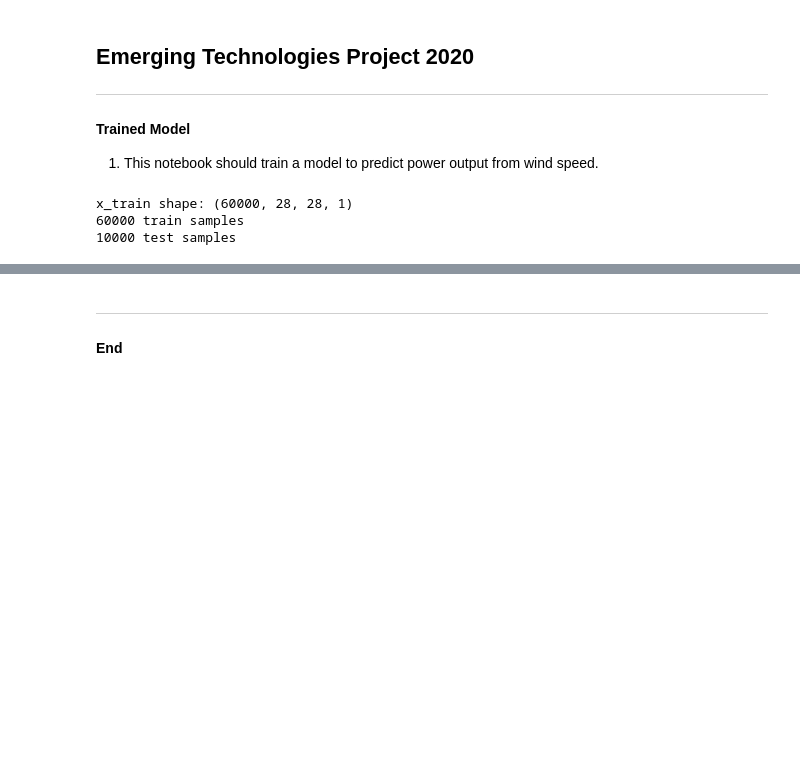
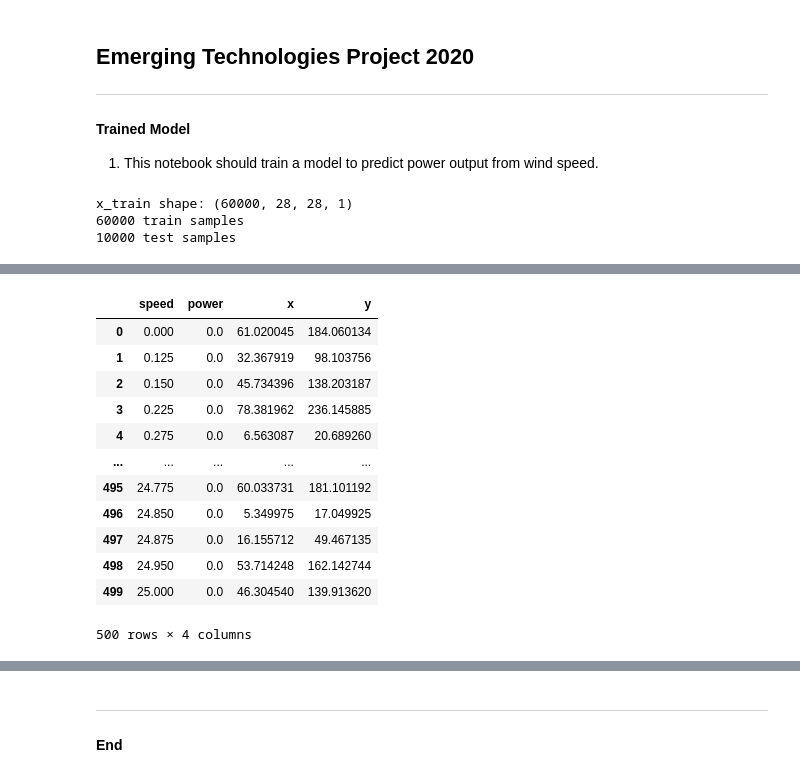
Before and after one commit to DarraghLally/Emerging_Technologies_Project, a Jupyter notebook: Emerging_Technology_Project.ipynb, the cells around one changed output, grey strips where cells are left out. Cells and saved outputs as stored; diff of their text form; code cells hidden in the pictures; blank space fills up the shorter version.

```diff
--- a/Emerging_Technology_Project.ipynb
+++ b/Emerging_Technology_Project.ipynb
@@ -46,0 +154,25 @@ x_train shape: (60000, 28, 28, 1)
+# %%
+# Simple linear equation.
+f = lambda x: 3.0 * x + 1.0
+# %%
+# Create a training data frame with x and y values.
+# The x values are randomly selected between 0 and 100.
+# y_i is f(x_i)
+train = pd.read_csv("./misc/powerproduction.csv")
+train['x'] = np.random.uniform(0.0, 100.0, 500)
+train['y'] = f(train['x'])
+train
+# %% [output]
+|  | speed | power | x | y |
+| 0 | 0.000 | 0.0 | 61.020045 | 184.060134 |
+| 1 | 0.125 | 0.0 | 32.367919 | 98.103756 |
+| 2 | 0.150 | 0.0 | 45.734396 | 138.203187 |
+| 3 | 0.225 | 0.0 | 78.381962 | 236.145885 |
+| 4 | 0.275 | 0.0 | 6.563087 | 20.689260 |
+| ... | ... | ... | ... | ... |
+| 495 | 24.775 | 0.0 | 60.033731 | 181.101192 |
+| 496 | 24.850 | 0.0 | 5.349975 | 17.049925 |
+| 497 | 24.875 | 0.0 | 16.155712 | 49.467135 |
+| 498 | 24.950 | 0.0 | 53.714248 | 162.142744 |
+| 499 | 25.000 | 0.0 | 46.304540 | 139.913620 |
+500 rows × 4 columns
```
Also changed, not shown: parts of 18 cells of this notebook.
